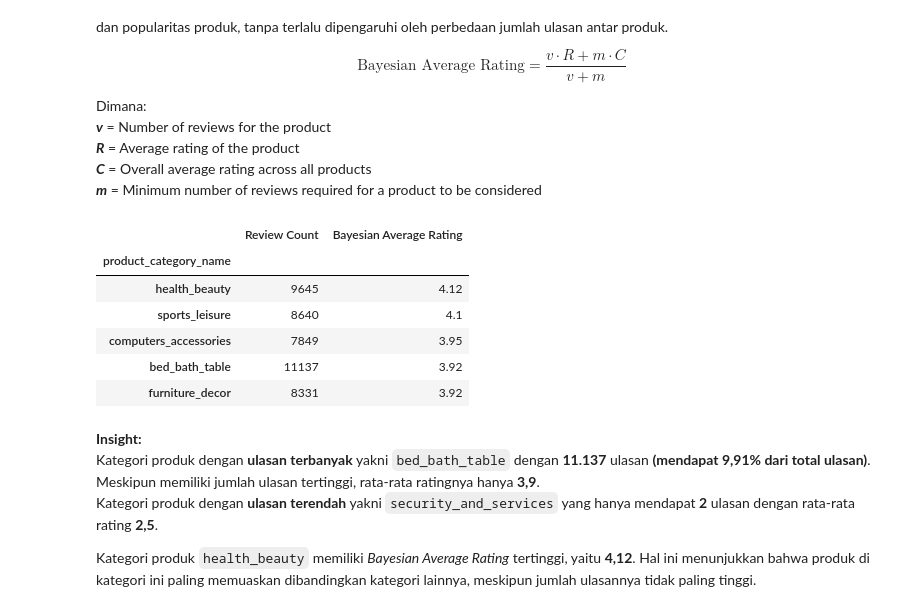
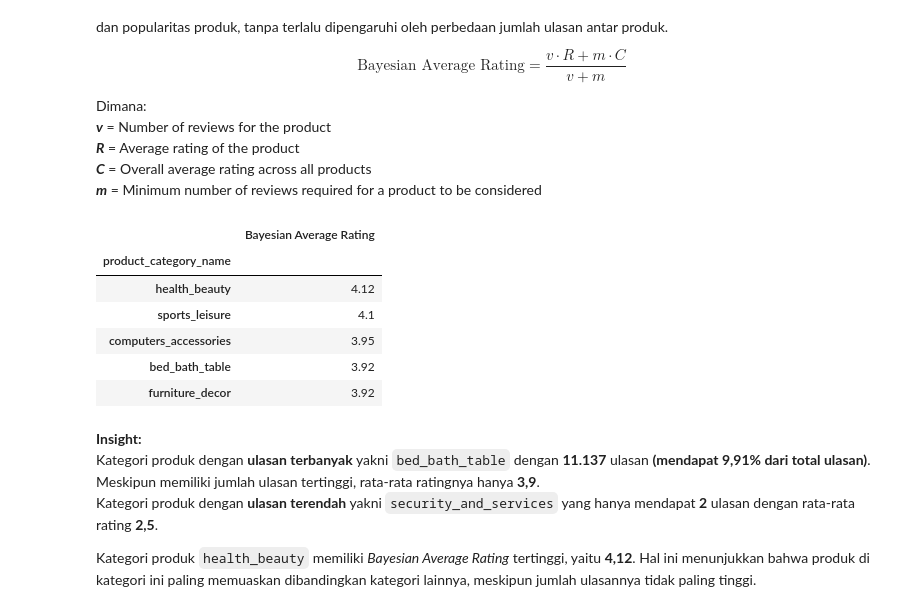
Before and after one commit to fxrdhan/Data-Analysis-Project, a Jupyter notebook: notebook.ipynb, the cells around one changed output. Cells and saved outputs as stored; diff of their text form; code cells hidden in the pictures.

```diff
--- a/notebook.ipynb
+++ b/notebook.ipynb
@@ -2073,40 +2065,40 @@ Dimana:\
 # %%
 # Calculate the overall average rating (C)
 C = category_reviews_df["Average Rating"].mean()
 
 # Determine the minimum reviews threshold (m)
 m = category_reviews_df["Review Count"].quantile(
     0.75
 )  # Using the 75th percentile as the threshold
 
 # Calculate the Bayesian value for each product
 top_5_products = category_reviews_df.head(5).index.tolist()
 bayesian_ratings = (
     (
         category_reviews_df.loc[top_5_products, "Review Count"]
         * category_reviews_df.loc[top_5_products, "Average Rating"]
         + m * C
     )
     / (category_reviews_df.loc[top_5_products, "Review Count"] + m)
 ).round(2)
 
 pd.DataFrame(
     {
         # "product_category_name": top_5_products,
-        "Review Count": category_reviews_df.loc[top_5_products, "Review Count"],
+        # "Review Count": category_reviews_df.loc[top_5_products, "Review Count"],
         # "Average Rating": category_reviews_df.loc[top_5_products, "Average Rating"],
         # "Percentage": category_reviews_df.loc[top_5_products, "Percentage"],
         "Bayesian Average Rating": bayesian_ratings,
     }
 ).sort_values(by="Bayesian Average Rating", ascending=False)
 # %% [output]
-|  | Review Count | Bayesian Average Rating |
-| product_category_name |  |  |
-| health_beauty | 9645 | 4.12 |
-| sports_leisure | 8640 | 4.1 |
-| computers_accessories | 7849 | 3.95 |
-| bed_bath_table | 11137 | 3.92 |
-| furniture_decor | 8331 | 3.92 |
+|  | Bayesian Average Rating |
+| product_category_name |  |
+| health_beauty | 4.12 |
+| sports_leisure | 4.1 |
+| computers_accessories | 3.95 |
+| bed_bath_table | 3.92 |
+| furniture_decor | 3.92 |
 # %% [markdown]
 **Insight:**\
 Kategori produk dengan **ulasan terbanyak** yakni `bed_bath_table` dengan **11.137** ulasan **(mendapat 9,91% dari total ulasan)**. Meskipun memiliki jumlah ulasan tertinggi, rata-rata ratingnya hanya **3,9**.\
```
Also changed, not shown: parts of 17 cells of this notebook.
